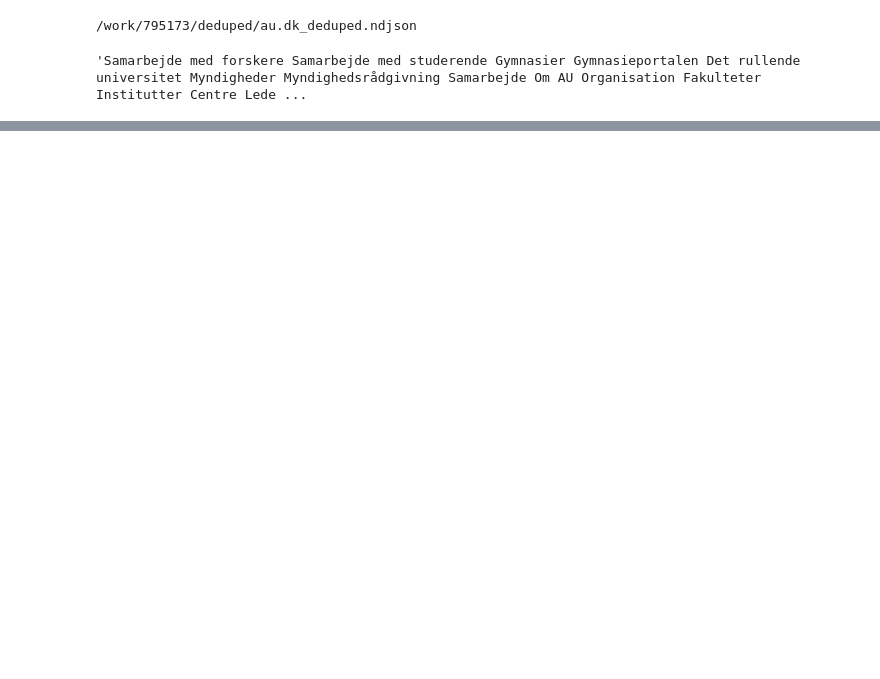
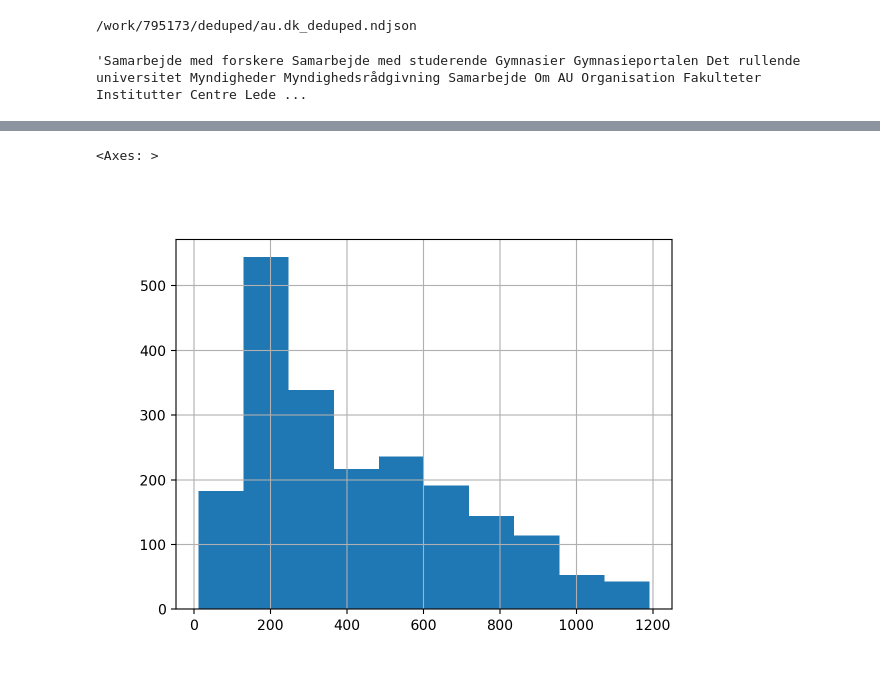
Before and after one commit to centre-for-humanities-computing/au-it-danish-nlp, a Jupyter notebook: ingest_data.ipynb, the cells around one changed output, grey strips where cells are left out. Drawn from its saved outputs; the diff is of its cells as text; code cells hidden in the pictures; blank space fills up the shorter version.

```diff
--- a/ingest_data.ipynb
+++ b/ingest_data.ipynb
@@ -31,0 +36,3 @@ df["text"][5]
+# %%
+percentile_95 = text_lengths.quantile(0.95)
+text_lengths_filtered = text_lengths[text_lengths < percentile_95]
@@ -31,0 +129,5 @@ df["text"][5]
+# %%
+text_lengths_filtered.hist()
+# %% [output]
+<Axes: >
+[figure, added]
```
Also changed, not shown: parts of 8 cells of this notebook.
